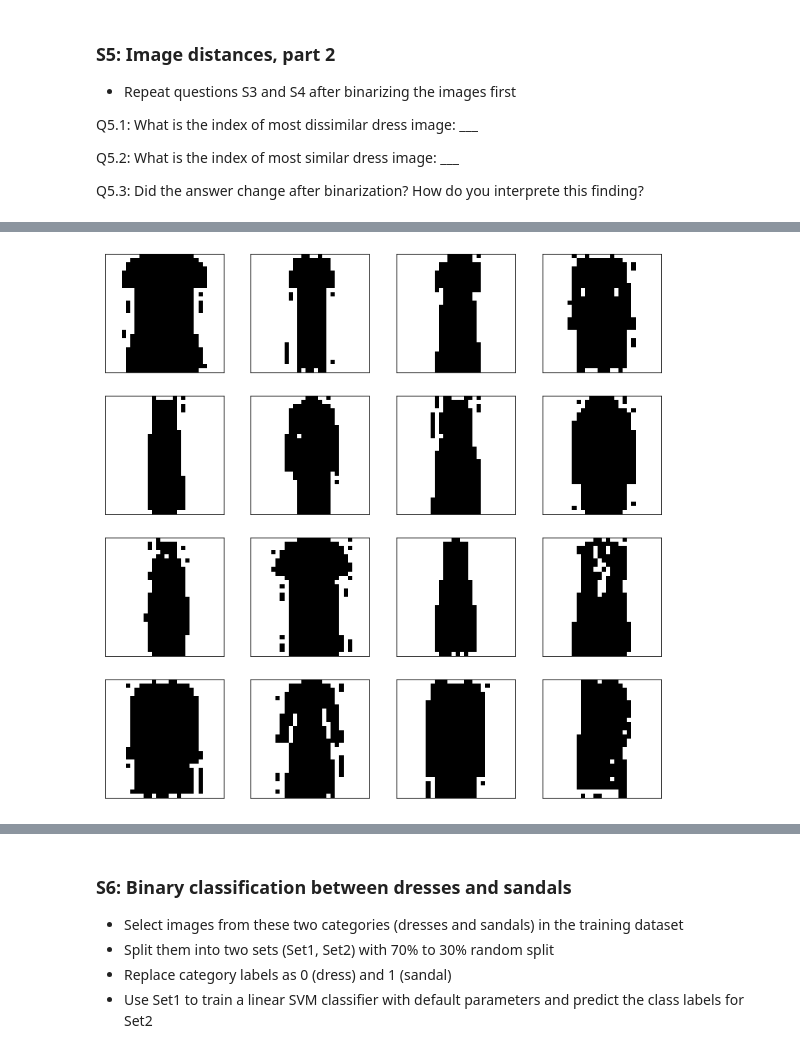
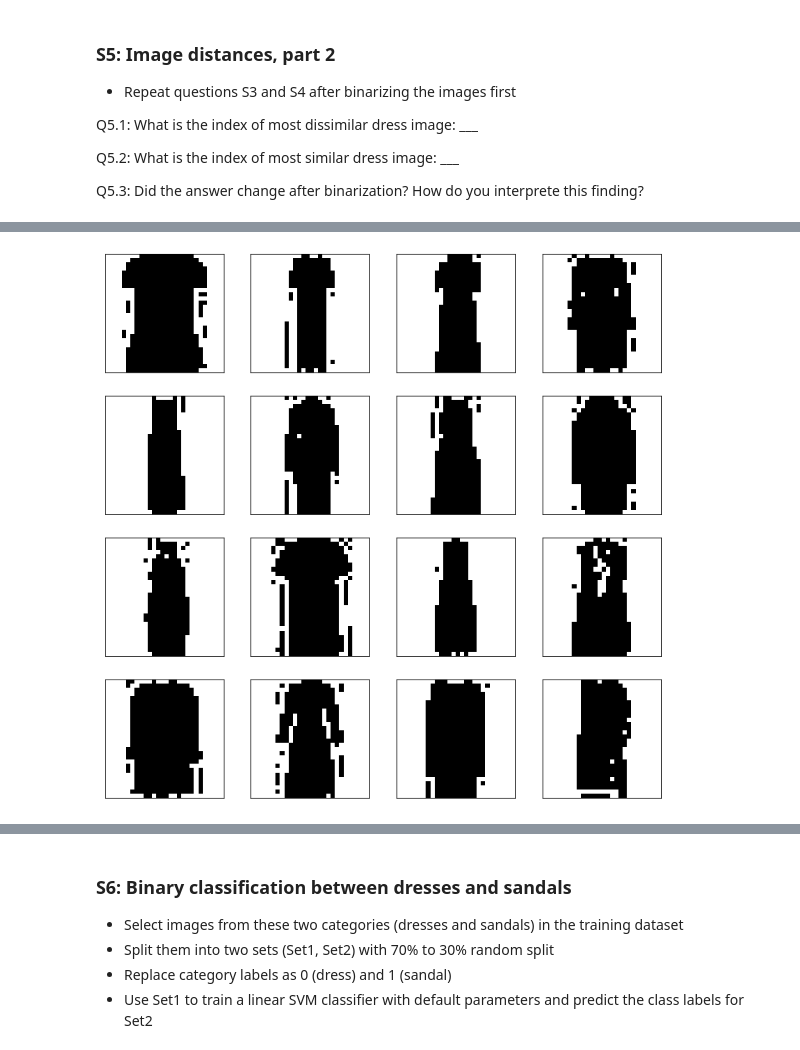
Before and after one commit to johnatawnclementawn/RemoteSensing_650_HW, a Jupyter notebook: HW1/MUSA650_Spring2022_HW1.ipynb, the cells around one changed output, grey strips where cells are left out. Cells and saved outputs as stored; diff of their text form; code cells hidden in the pictures.

Commit message:
Mean of binarized dress

```diff
--- a/HW1/MUSA650_Spring2022_HW1.ipynb
+++ b/HW1/MUSA650_Spring2022_HW1.ipynb
@@ -180,7 +197,8 @@ Q4.4: Plot the most similar dress image in 2D:   ___
 def euclidean_distance(x,y):
      return sqrt(sum(pow((x-y),2)))
 # %%
-meanDress = calcMean(dftrain, 3)
+meanDress = calcMean(filterDF(dftrain, 3))
+meanDress = np.delete(meanDress,0)
 
 dresses = np.where(y == 3)[0]
 
@@ -247,7 +265,5 @@ Q5.2: What is the index of most similar dress image:   ___
 
 Q5.3: Did the answer change after binarization? How do you interprete this finding?
 # %%
-# Binarize images:
-bnDF = np.where(X[dresses] > 1, 1, 0)
-
-display(bnDF)
+# Binarize training dresses:
+bnDressesTrain = np.where(X[dresses] > 0, 1, 0) # Binarize values <= 0 into 0, anything > 1 = 0
@@ -262,13 +270,13 @@ array([[0, 0, 0, ..., 0, 0, 0],
 # %%
 plt.figure(figsize=(12,12))
 
 for i in range(16):
     plt.subplot(4,4,i+1)
     plt.xticks([])
     plt.yticks([])
     #plt.grid(False)
-    plt.imshow(bnDF[i].reshape(28,28), cmap=plt.cm.binary)
+    plt.imshow(bnDressesTrain[i].reshape(28,28), cmap=plt.cm.binary)
 plt.tight_layout
 plt.show()
 # %% [output]
-[figure, old version]
+[figure, new version]
```
Also changed, not shown: parts of 14 cells of this notebook.
